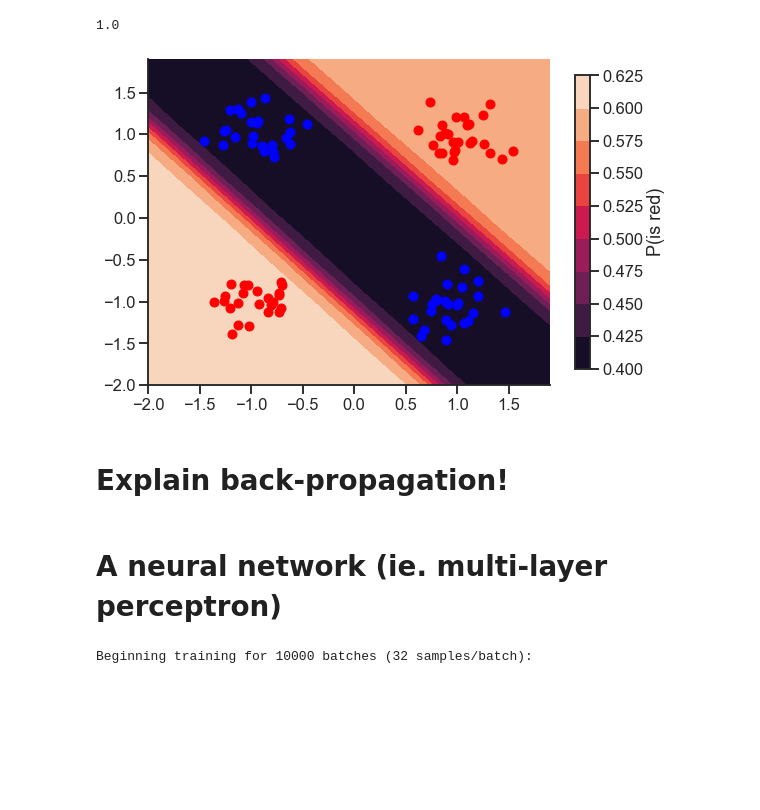
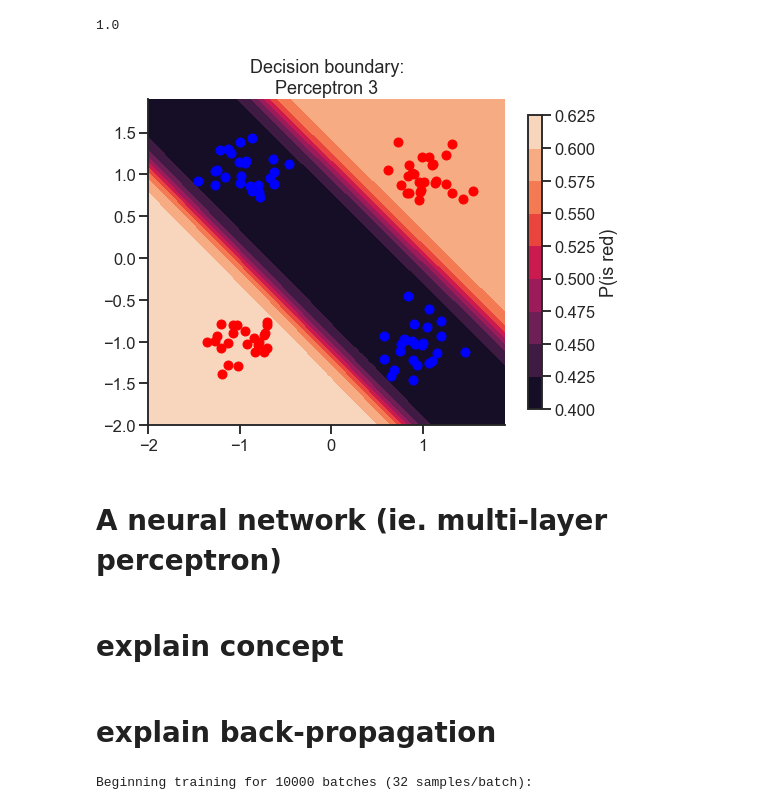
Before and after one commit to athms/deep-learning-basics, a Jupyter notebook: 1-Multilayer-Perceptron-Backpropagation.ipynb, the cells around one changed output. Cells and saved outputs as stored; diff of their text form; code cells hidden in the pictures; blank space fills up the shorter version.

```diff
--- a/1-Multilayer-Perceptron-Backpropagation.ipynb
+++ b/1-Multilayer-Perceptron-Backpropagation.ipynb
@@ -33,7 +33,7 @@ for sample in range(n_samples):
         X2.append(np.array([np.random.normal(1,0.2,1), np.random.normal(1,0.2,1)]).reshape(1,-1))
 
 X = np.concatenate([np.concatenate(X1), np.concatenate(X2)])
-y = np.zeros(X.shape[0])
+y = np.zeros((X.shape[0],1))
 y[n_samples:] = 1
 y = y.astype(np.int)
 
@@ -174,23 +174,26 @@ xx2 = (xx2 - np.mean(xx2, axis=0)) / np.std(xx2, axis=0)
 zz = p3.predict(np.c_[xx1, xx2])
 zz = zz.reshape(xx.shape) # reshape to match xx & yy for plotting
 # %%
-fig, ax = plt.subplots(1, 1, figsize=(9,6))
+fig, ax = plt.subplots(1, 1, figsize=(8,6))
 cs = ax.contourf(xx,yy,zz)
 cbar = fig.colorbar(cs, ax=ax, shrink=0.9)
 cbar.set_label('P(is red)')
 for i in range(y.shape[0]):
     if y[i] == 0:
         marker = 'bo'
     else:
         marker = 'ro'
     ax.plot(X[i][0], X[i][1], marker)
+ax.set_title('Decision boundary:\nPerceptron 3')
 despine(ax=ax)
 # %% [output]
-[figure, old version]
+[figure, new version]
-# %% [markdown]
-# Explain back-propagation!
 # %% [markdown]
 # A neural network (ie. multi-layer perceptron)
+# %% [markdown]
+# explain concept
+# %% [markdown]
+# explain back-propagation
 # %%
 class sigmoid():
     def __init__(self):
```
Also changed, not shown: parts of 8 cells of this notebook.
